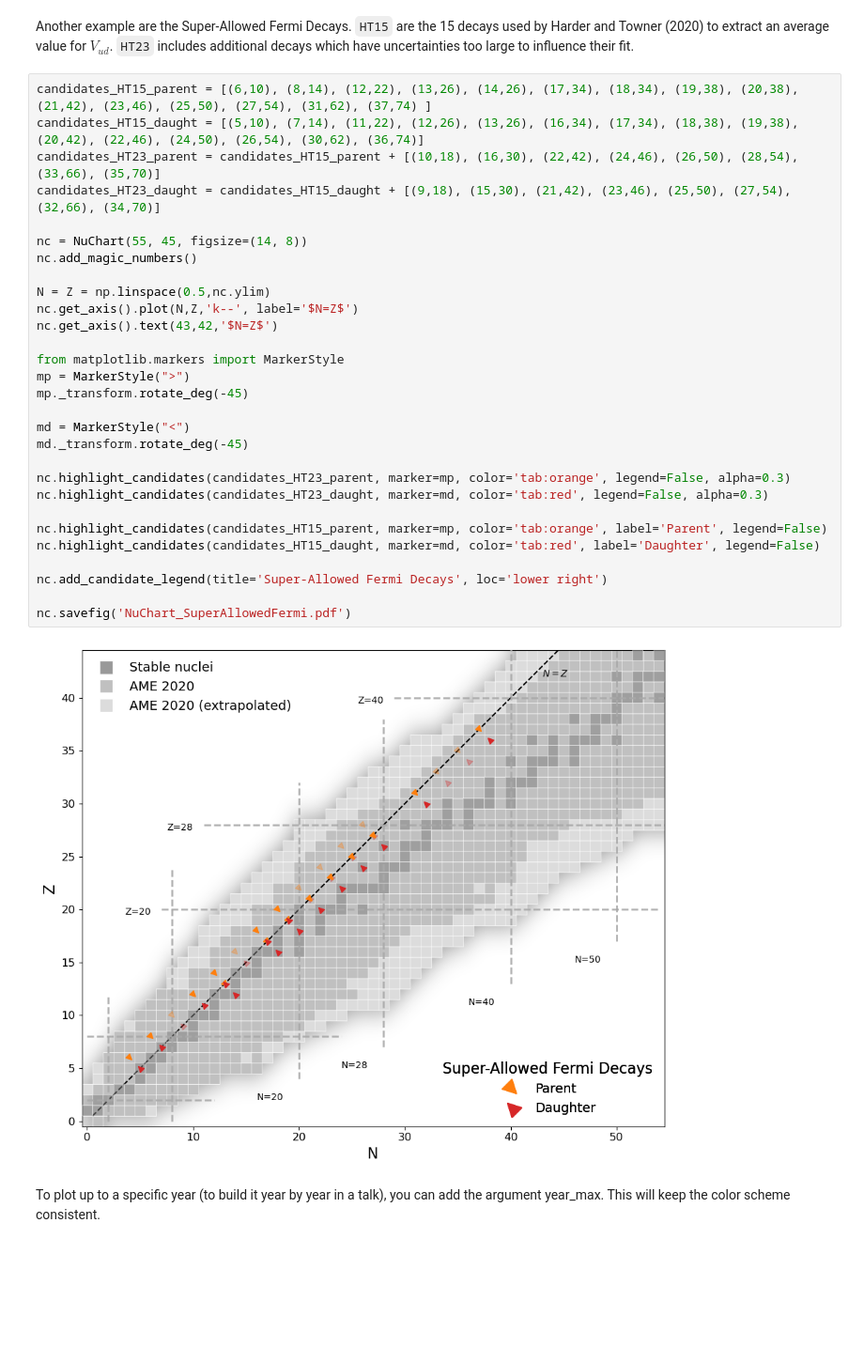
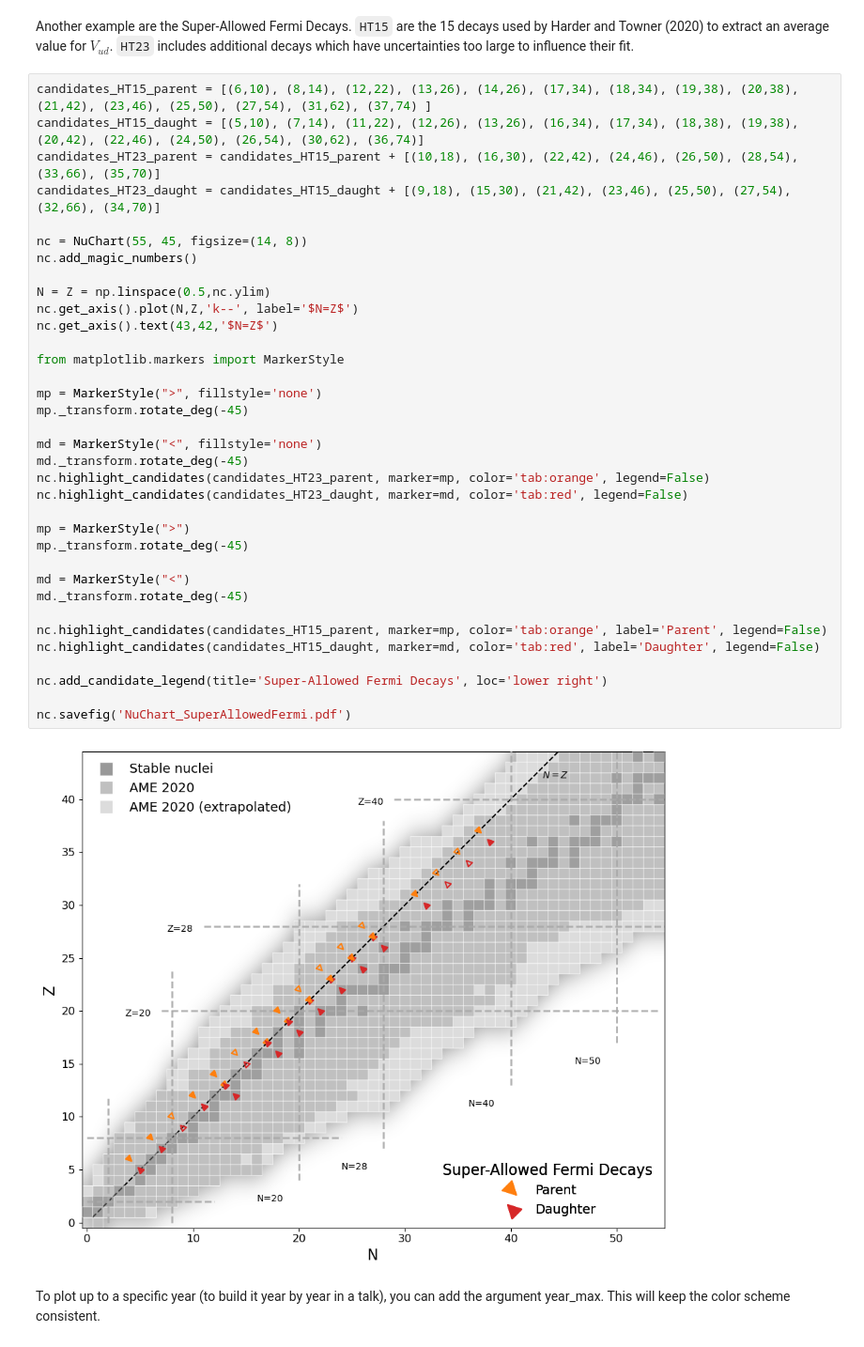
Before and after one commit to pgysbers/NuChart, a Jupyter notebook: examples/NuChartExample.ipynb, the cells around one changed output. Shown at 94% size. Saved outputs shown, nothing was run; the diff lists cells and outputs as text; blank space fills up the shorter version.

```diff
--- a/examples/NuChartExample.ipynb
+++ b/examples/NuChartExample.ipynb
@@ -45,34 +45,40 @@ Another example are the Super-Allowed Fermi Decays. `HT15` are the 15 decays use
 # %%
 candidates_HT15_parent = [(6,10), (8,14), (12,22), (13,26), (14,26), (17,34), (18,34), (19,38), (20,38), (21,42), (23,46), (25,50), (27,54), (31,62), (37,74) ]
 candidates_HT15_daught = [(5,10), (7,14), (11,22), (12,26), (13,26), (16,34), (17,34), (18,38), (19,38), (20,42), (22,46), (24,50), (26,54), (30,62), (36,74)]
 candidates_HT23_parent = candidates_HT15_parent + [(10,18), (16,30), (22,42), (24,46), (26,50), (28,54), (33,66), (35,70)]
 candidates_HT23_daught = candidates_HT15_daught + [(9,18), (15,30), (21,42), (23,46), (25,50), (27,54), (32,66), (34,70)]
 
 nc = NuChart(55, 45, figsize=(14, 8))
 nc.add_magic_numbers()
 
 N = Z = np.linspace(0.5,nc.ylim)
 nc.get_axis().plot(N,Z,'k--', label='$N=Z$')
 nc.get_axis().text(43,42,'$N=Z$')
 
 from matplotlib.markers import MarkerStyle
+
+mp = MarkerStyle(">", fillstyle='none')
+mp._transform.rotate_deg(-45)
+
+md = MarkerStyle("<", fillstyle='none')
+md._transform.rotate_deg(-45)
+nc.highlight_candidates(candidates_HT23_parent, marker=mp, color='tab:orange', legend=False)
+nc.highlight_candidates(candidates_HT23_daught, marker=md, color='tab:red', legend=False)
+
 mp = MarkerStyle(">")
 mp._transform.rotate_deg(-45)
 
 md = MarkerStyle("<")
 md._transform.rotate_deg(-45)
-
-nc.highlight_candidates(candidates_HT23_parent, marker=mp, color='tab:orange', legend=False, alpha=0.3)
-nc.highlight_candidates(candidates_HT23_daught, marker=md, color='tab:red', legend=False, alpha=0.3)
 
 nc.highlight_candidates(candidates_HT15_parent, marker=mp, color='tab:orange', label='Parent', legend=False)
 nc.highlight_candidates(candidates_HT15_daught, marker=md, color='tab:red', label='Daughter', legend=False)
 
 nc.add_candidate_legend(title='Super-Allowed Fermi Decays', loc='lower right')
 
 nc.savefig('NuChart_SuperAllowedFermi.pdf')
 # %% [output]
-[figure, old version]
+[figure, new version]
 # %% [markdown]
 To plot up to a specific year (to build it year by year in a talk), you can add the argument year_max. This will keep the color scheme consistent.
 # %%
```
